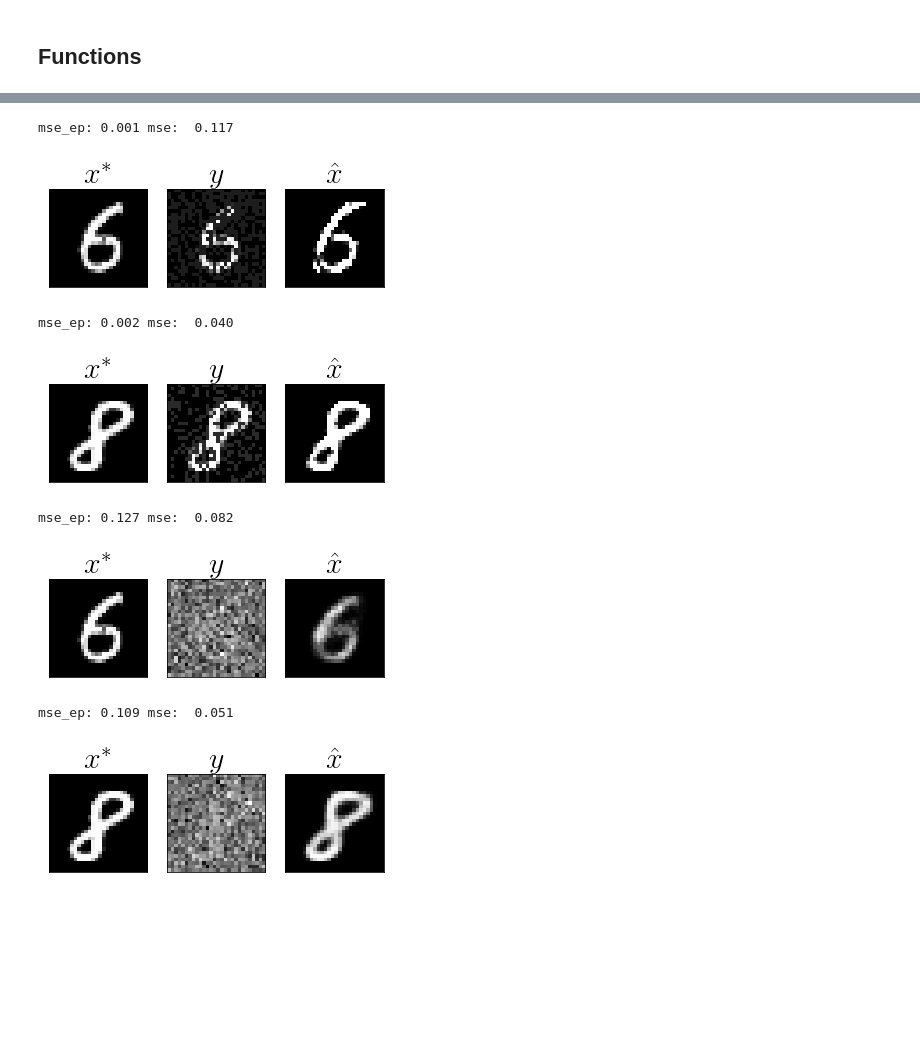
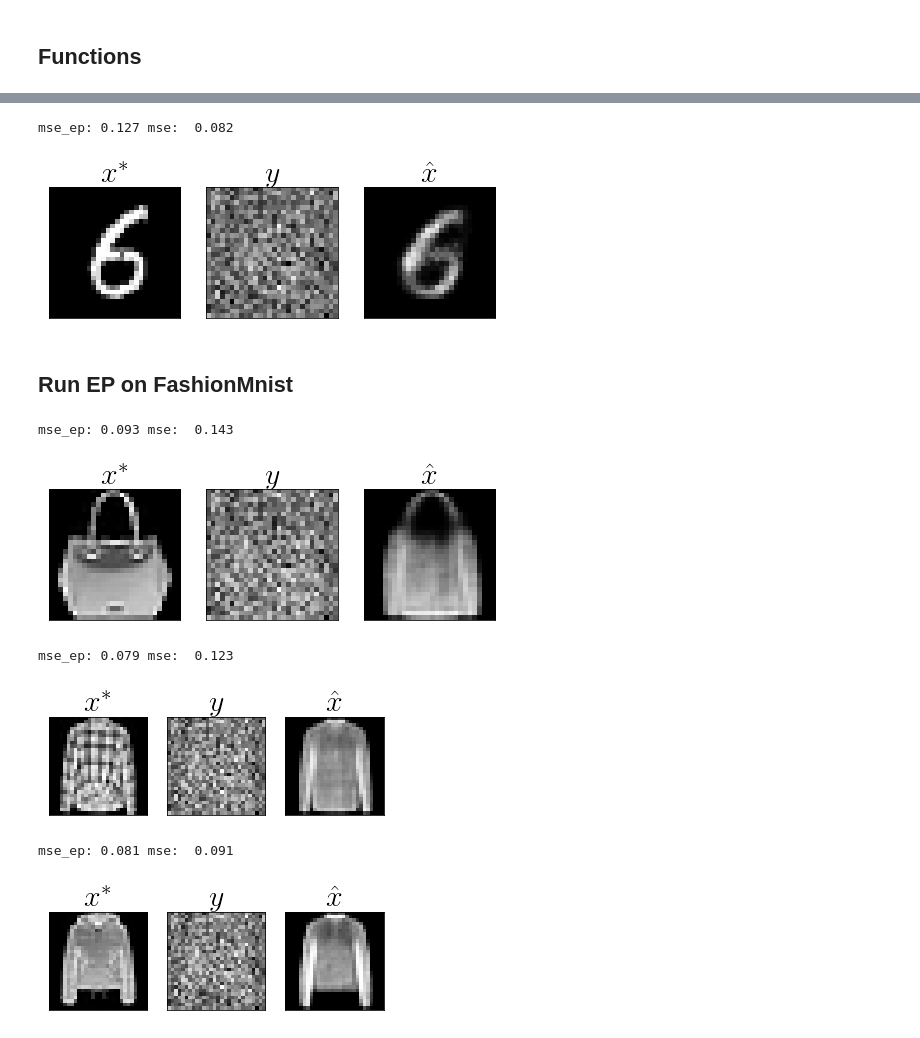
Before and after one commit to benjaminaubin/tramp_examples, a Jupyter notebook: inpainting_denoising_VAE.ipynb, the cells around one changed output, grey strips where cells are left out. Saved outputs shown, nothing was run; the diff lists cells and outputs as text; code cells hidden in the pictures; blank space fills up the shorter version.

Commit message:
Polish inpainting vae

```diff
--- a/inpainting_denoising_VAE.ipynb
+++ b/inpainting_denoising_VAE.ipynb
@@ -7,20 +14,19 @@ from utils.model_prior_real_data import Model_Prior
 # %% [markdown]
 ## Functions
 # %%
-def run_demo(model='inpainting', data='mnist', category=0, n_rem=1, Delta=0.01,
-             seed=0, max_iter=1000,
-             plot_prior_sample=False, plot_truth_vs_pred=False,
-             plot_evolution=False, save_fig=False, block=False):
+def run_demo(model='inpainting', data='mnist', category=0,
+            p_rem=1, type_rem='uniform', Delta=0.001,
+            seed=0, max_iter=1000, save_fig=False, block=False):
 
     ## Choose Model ##
     if model == 'inpainting':
         model_params = {'name': 'inpainting',
-                        'N': 784, 'N_rem': n_rem, 'alpha': 0, 'type': 'random'}
+                        'N': 784, 'p_rem': p_rem, 'type': type_rem}
     elif model == 'denoising':
         model_params = {'name': 'denoising',
-                        'N': 784, 'alpha': 0}
+                        'N': 784, 'Delta': Delta}
     else:
-        raise NotImplementedError('Models avalable for demonstration: [inpainting, denoising]')
+        raise NotImplementedError('Models available for demo: [inpainting, denoising]')
 
     ## Choose Data ##
     if data in ['mnist', 'fashion_mnist']:
@@ -28,21 +34,19 @@ def run_demo(model='inpainting', data='mnist', category=0, n_rem=1, Delta=0.01,
         prior_params = {'name': 'VAE', 'type': data,
                         'id': '20_relu_400_sigmoid_784_bias'}
     else:
-        raise NotImplementedError('Dataset available for demonstration: [mnist, fashion_mnist]')
+        raise NotImplementedError('Dataset available for demo: [mnist, fashion_mnist]')
 
     ## Run EP ##
     EP = Model_Prior(model_params=model_params, data_params=data_params,
-                     prior_params=prior_params, Delta=Delta, seed=seed,
-                     plot_prior_sample=plot_prior_sample, plot_truth_vs_pred=plot_truth_vs_pred)
+                     prior_params=prior_params, seed=seed)
     EP.setup()
-    output, output_tracking = EP.run_ep(
-        max_iter=max_iter, check_decreasing=False)
-    mse_ep, mse = EP.compute_mse(output)
+    mse_ep, mse = EP.run_ep(max_iter=max_iter)
+
 
     if model == 'inpainting':
         EP.y_true['y'] = EP.y_inp
 
-    dic = {'model': model, 'Delta': Delta, 'n_rem': n_rem, 'category': category, 'seed': seed,
+    dic = {'model': model, 'Delta': Delta, 'p_rem': p_rem, 'category': category, 'seed': seed,
            'y': EP.y_true['y'], 'x': EP.x_true['x'], 'x_pred': EP.x_pred['x']}
 
     return dic
@@ -78,0 +85,3 @@ def plot_VAE(dic, save_fig=False):
+# %%
+## Parameters
+max_iter = 1000
@@ -79,38 +138,38 @@ def plot_VAE(dic, save_fig=False):
 # %%
-## Parameters ##
-model, Delta, n_rem= 'inpainting', 1e-2, 50
-data, category = 'mnist', 6
-seed = 1
-dic = run_demo(model=model, data=data, category=category, max_iter=1000, n_rem=n_rem, Delta=Delta, seed=seed)
+model, Delta = 'denoising', 4
+data, category, seed = 'mnist', 6, 1
+
+dic = run_demo(model=model, data=data, category=category, max_iter=max_iter, Delta=Delta, seed=seed)
 plot_VAE(dic, save_fig=False)
 # %% [output]
-mse_ep: 0.001 mse:  0.117
+mse_ep: 0.127 mse:  0.082
-[figure, old version]
+[figure, new version]
+# %% [markdown]
+## Run EP on FashionMnist
 # %%
-model, Delta, n_rem= 'inpainting', 1e-2, 30
-data, category = 'mnist', 8
+model, Delta = 'denoising', 4
+data, category, seed = 'fashion_mnist', 8, 1
 
-seed = 5
-dic = run_demo(model=model, data=data, category=category, max_iter=1000, n_rem=n_rem, Delta=Delta, seed=seed)
+dic = run_demo(model=model, data=data, category=category, max_iter=max_iter, Delta=Delta, seed=seed)
 plot_VAE(dic, save_fig=False)
 # %% [output]
-mse_ep: 0.002 mse:  0.040
+mse_ep: 0.093 mse:  0.143
-[figure, old version]
+[figure, new version]
 # %%
-model, Delta, n_rem= 'denoising', 4, 0
-data, category = 'mnist', 6
-seed = 1
-dic = run_demo(model=model, data=data, category=category, max_iter=1000, n_rem=n_rem, Delta=Delta, seed=seed)
+model, Delta = 'denoising', 4
+data, category, seed = 'fashion_mnist', 6, 1
+
+dic = run_demo(model=model, data=data, category=category, max_iter=max_iter, Delta=Delta, seed=seed)
 plot_VAE(dic, save_fig=False)
 # %% [output]
-mse_ep: 0.127 mse:  0.082
+mse_ep: 0.079 mse:  0.123
-[figure, old version]
+[figure, new version]
 # %%
-model, Delta, n_rem= 'denoising', 4, 0
-data, category = 'mnist', 8
-seed = 5
-dic = run_demo(model=model, data=data, category=category, max_iter=1000, n_rem=n_rem, Delta=Delta, seed=seed)
-plot_VAE(dic)
+model, Delta = 'denoising', 4
+data, category, seed = 'fashion_mnist', 4, 1
+
+dic = run_demo(model=model, data=data, category=category, max_iter=max_iter, Delta=Delta, seed=seed)
+plot_VAE(dic, save_fig=False)
 # %% [output]
-mse_ep: 0.109 mse:  0.051
+mse_ep: 0.081 mse:  0.091
-[figure, old version]
+[figure, new version]
```
Also changed, not shown: parts of 14 cells of this notebook, 2 other files.
